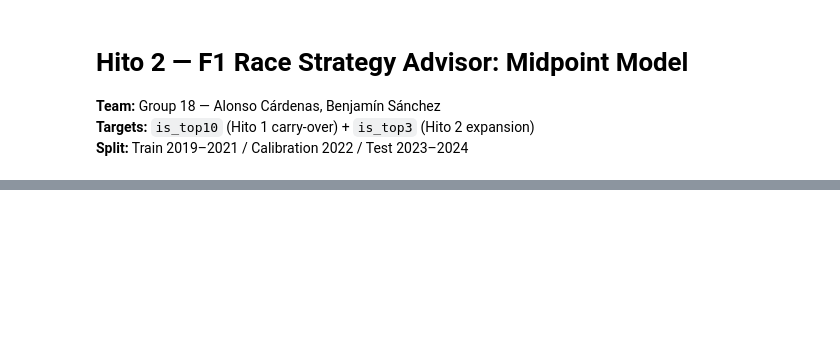
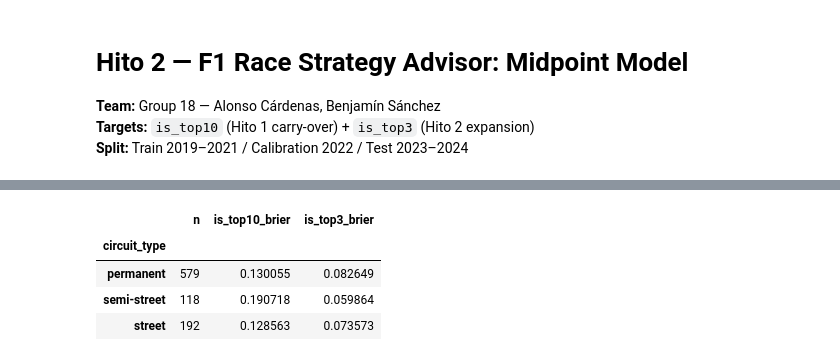
Before and after one commit to Benjasncz2/iit414w-lab01-group18, a Jupyter notebook: hito 2/hito2_modeling.ipynb, the cells around one changed output, grey strips where cells are left out. Cells and saved outputs as stored; diff of their text form; code cells hidden in the pictures; blank space fills up the shorter version.

```diff
--- a/hito 2/hito2_modeling.ipynb
+++ b/hito 2/hito2_modeling.ipynb
@@ -219,15 +236,19 @@ print(df_strat.to_string())
 # %%
 # Cell 10 — Error analysis: Brier sliced by circuit type
 rows = []
 for grp, sub in test_df.groupby('circuit_type'):
     rows.append({
         'circuit_type': grp, 'n': len(sub),
-        'is_top10_brier': round(brier_slice(sub, 'is_top10'), 4),
-        'is_top3_brier':  round(brier_slice(sub, 'is_top3'), 4),
+        'is_top10_brier': brier_slice(sub, 'is_top10'),
+        'is_top3_brier':  brier_slice(sub, 'is_top3'),
     })
-df_circ = pd.DataFrame(rows).set_index('circuit_type')
-print("Error by circuit type:")
-print(df_circ.to_string())
+pd.DataFrame(rows).set_index('circuit_type')
+# %% [output]
+|  | n | is_top10_brier | is_top3_brier |
+| circuit_type |  |  |  |
+| permanent | 579 | 0.130055 | 0.082649 |
+| semi-street | 118 | 0.190718 | 0.059864 |
+| street | 192 | 0.128563 | 0.073573 |
 # %%
 # Cell 11 — Error analysis: Brier sliced by constructor tier
 rows = []
```
Also changed, not shown: parts of 15 cells of this notebook, 3 other files.
